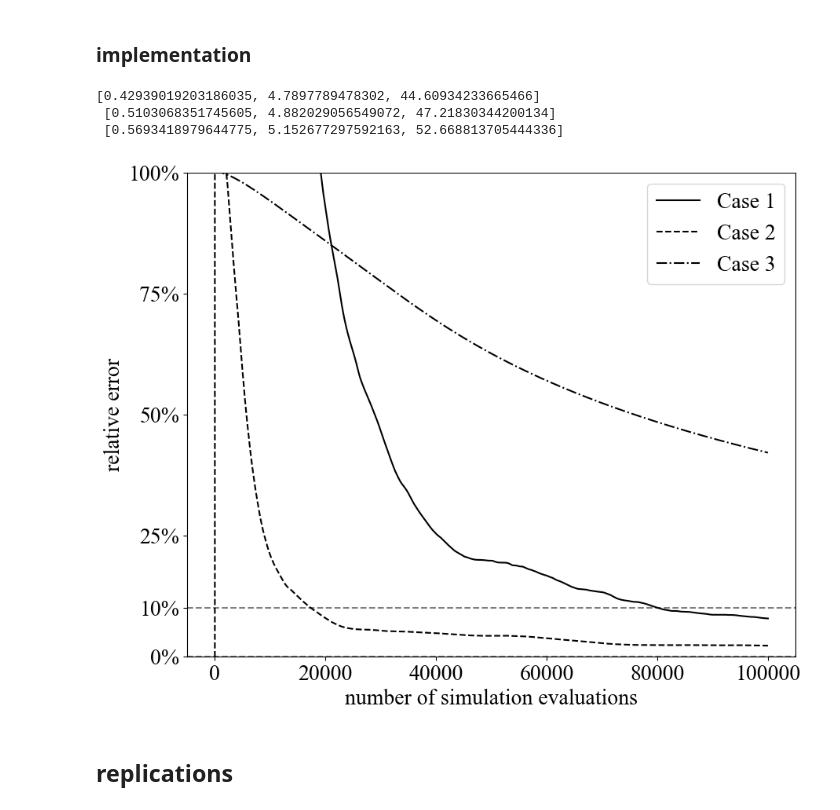
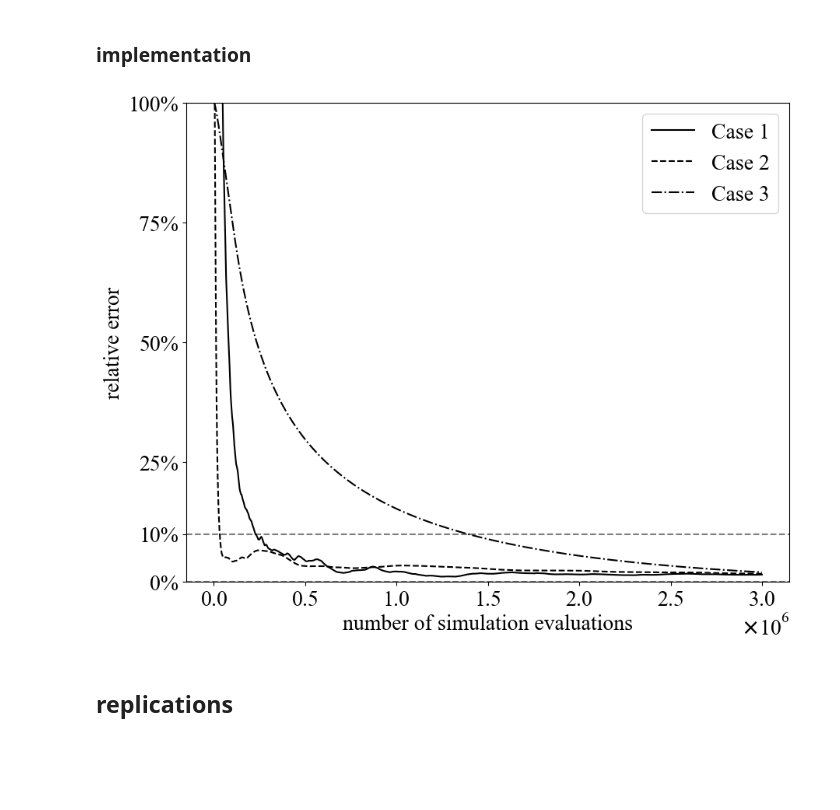
Before and after one commit to HaoJimmyCAO/Kernel-Based-Stochastic-Approximation, a Jupyter notebook: scripts/KBSA_test_risk.ipynb, the cells around one changed output. Cells and saved outputs as stored; diff of their text form; code cells hidden in the pictures; blank space fills up the shorter version.

```diff
--- a/scripts/KBSA_test_risk.ipynb
+++ b/scripts/KBSA_test_risk.ipynb
@@ -85,7 +85,7 @@ def feasible_set(case,d):
 # %% [markdown]
 ### implementation
 # %%
-N = int(1e5)
+N = int(1e6)
 with np.errstate(invalid='raise'):
     try:
         l_set=[[-np.inf,np.inf]]
@@ -128,36 +128,33 @@ with np.errstate(invalid='raise'):
                                              q,m,generate_rv,evaluate,case)
     except FloatingPointError:
         print('Error: Division by Zero')
-# %%
-print(RT1,'\n',RT2,'\n',RT3)
-# %% [output]
-[0.42939019203186035, 4.7897789478302, 44.60934233665466]
- [0.5103068351745605, 4.882029056549072, 47.21830344200134]
- [0.5693418979644775, 5.152677297592163, 52.668813705444336]
 # %%
 style=itertools.cycle(["-","--","-.",":"])
-bias1 = [(fs1[i]-opt1)/abs(opt1) for i in range(len(fs1))]
-plt.plot(range(len(bias1)), bias1, mec='r', mfc='w', label = 'Case 1', color='k', linestyle = next(style))
+num_eva=[x*3 for x in range(N)]
 
-bias2 = [(fs2[i]-opt2)/abs(opt2) for i in range(len(fs2))]
-plt.plot(range(len(bias2)), bias2, mec='r', mfc='w', label = 'Case 2', color='k', linestyle = next(style))
+error1 = [(fs1[i]-opt1)/abs(opt1) for i in range(1,len(fs1))]
+plt.plot(num_eva, error1, label = 'Case 1', color='k', linestyle = next(style))
 
-bias3 = [(fs3[i]-opt3)/abs(opt3) for i in range(len(fs3))]
-plt.plot(range(len(bias3)), bias3, mec='r', mfc='w', label = 'Case 3', color='k', linestyle = next(style))
+error2 = [(fs2[i]-opt2)/abs(opt2) for i in range(1,len(fs2))]
+plt.plot(num_eva, error2, label = 'Case 2', color='k', linestyle = next(style))
+
+error3 = [(fs3[i]-opt3)/abs(opt3) for i in range(1,len(fs3))]
+plt.plot(num_eva, error3, label = 'Case 3', color='k', linestyle = next(style))
 
 plt.axhline(0, color = 'k', alpha = .5, linestyle = '--')
 plt.axhline(.1, color = 'k', alpha = .5, linestyle = '--')
 plt.ylim(0,1)
 plt.legend(fontsize=20)
 plt.yticks([0,.1,.25,.5,.75,1])
 plt.ylabel('relative error')
 plt.xlabel('number of simulation evaluations')
 
 plt.gca().yaxis.set_major_formatter(FuncFormatter(to_percent))
+plt.gca().ticklabel_format(axis='x', style='sci', scilimits=(0,0),useMathText=True)
 # plt.show()
 # plt.savefig('../results/converge_test_risk.pdf')
 # %% [output]
-[figure, old version]
+[figure, new version]
 # %% [markdown]
 ## replications
 # %% [markdown]
```
Also changed, not shown: 2 other files.
